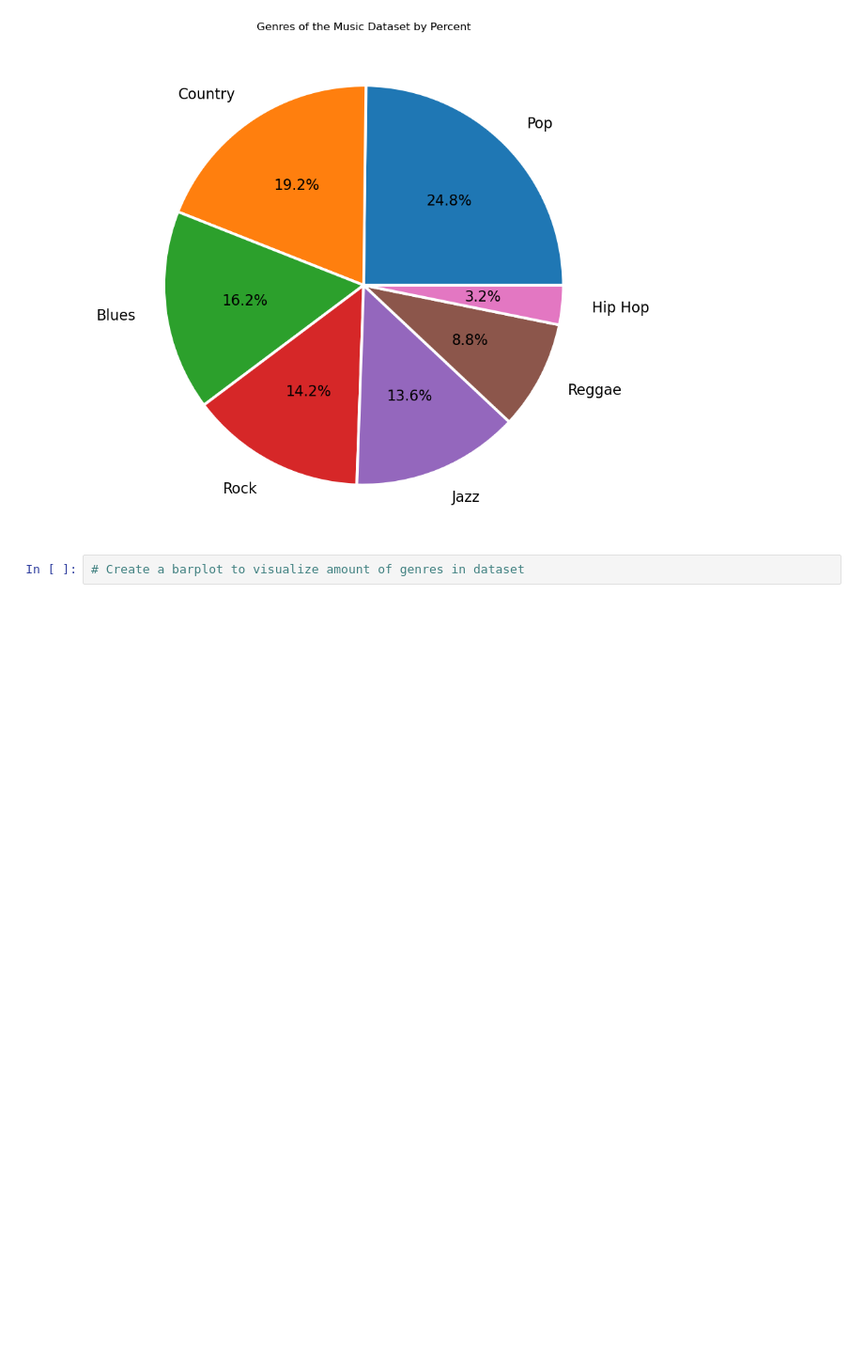
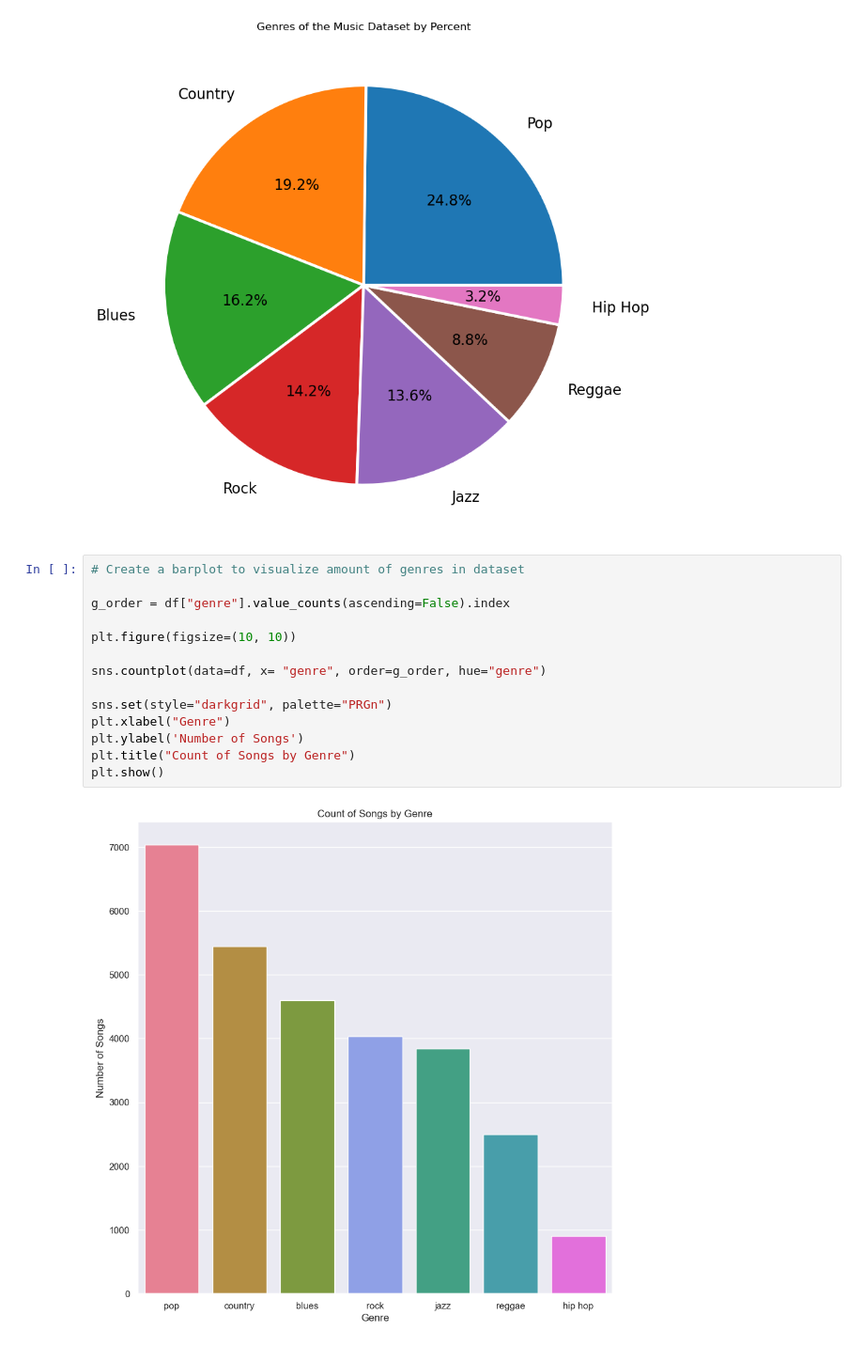
Before and after one commit to thetechleila/Music-Recommendation-Algorithm, a Jupyter notebook: EDA_music.ipynb, the cells around one changed output. Shown at 94% size. Cells and saved outputs as stored; diff of their text form; blank space fills up the shorter version.

Commit message:
genre

```diff
--- a/EDA_music.ipynb
+++ b/EDA_music.ipynb
@@ -350,5 +350,19 @@ plt.title("Genres of the Music Dataset by Percent")
 plt.show()
 # %% [output]
 [figure]
-# %%
-# Create a barplot to visualize amount of genres in dataset
+# %%
+# Create a barplot to visualize amount of genres in dataset
+
+g_order = df["genre"].value_counts(ascending=False).index
+
+plt.figure(figsize=(10, 10))
+
+sns.countplot(data=df, x= "genre", order=g_order, hue="genre")
+
+sns.set(style="darkgrid", palette="PRGn")
+plt.xlabel("Genre")
+plt.ylabel('Number of Songs')
+plt.title("Count of Songs by Genre")
+plt.show()
+# %% [output]
+[figure, added]
```
Also changed, not shown: 2 other files.
